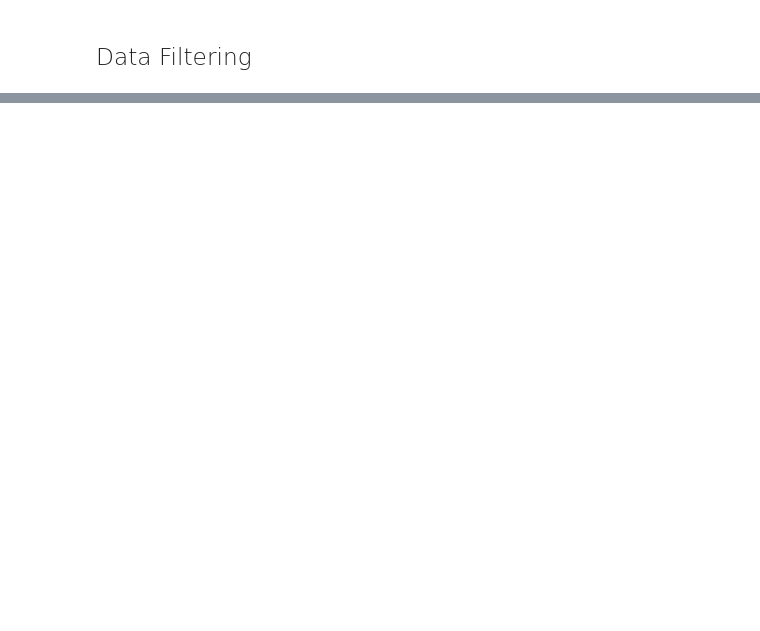
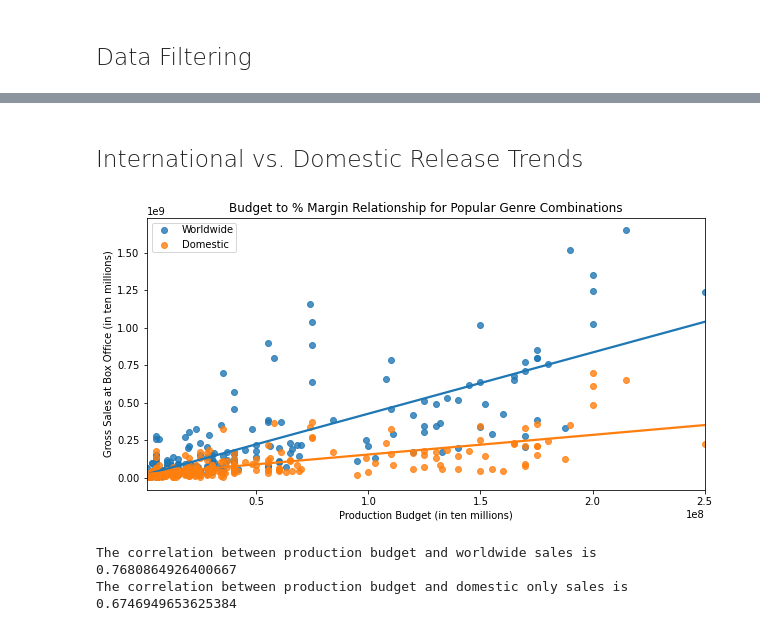
Before and after one commit to mooreaz92/Phase-1-Project-Group-GRV, a Jupyter notebook: Movie Industry Margin Analysis by Budget Class.ipynb, the cells around one changed output, grey strips where cells are left out. Cells and saved outputs as stored; diff of their text form; code cells hidden in the pictures; blank space fills up the shorter version.

```diff
--- a/Movie Industry Margin Analysis by Budget Class.ipynb
+++ b/Movie Industry Margin Analysis by Budget Class.ipynb
@@ -124,0 +294,20 @@ df_budgets = df_budgets[(df_budgets['profit_margin'] > 400) | (df_budgets['profi
+# %% [markdown]
+<h2 style="font-weight: 100">International vs. Domestic Release Trends</h2>
+# %%
+plt.figure(figsize=(10, 5))
+ax = sns.regplot(data=df, x='production_budget', y='worldwide_gross', ci=0, label = 'Worldwide')
+ax = sns.regplot(data=df, x='production_budget', y='domestic_gross_x', ci=0, label = 'Domestic')
+ax.set(xlabel = "Production Budget (in ten millions)", ylabel = "Gross Sales at Box Office (in ten millions)", title = "Budget to % Margin Relationship for Popular Genre Combinations")
+ax.legend(loc='upper left', borderpad=.2)
+plt.show()
+
+ww_cor = df['production_budget'].corr(df["worldwide_gross"])
+dom_cor = df['production_budget'].corr(df["domestic_gross_x"])
+
+
+print(f"The correlation between production budget and worldwide sales is {ww_cor}")
+print(f"The correlation between production budget and domestic only sales is {dom_cor}")
+# %% [output]
+[figure, added]
+The correlation between production budget and worldwide sales is 0.7680864926400667
+The correlation between production budget and domestic only sales is 0.6746949653625384
```
Also changed, not shown: parts of 50 cells of this notebook, 14 other files.
